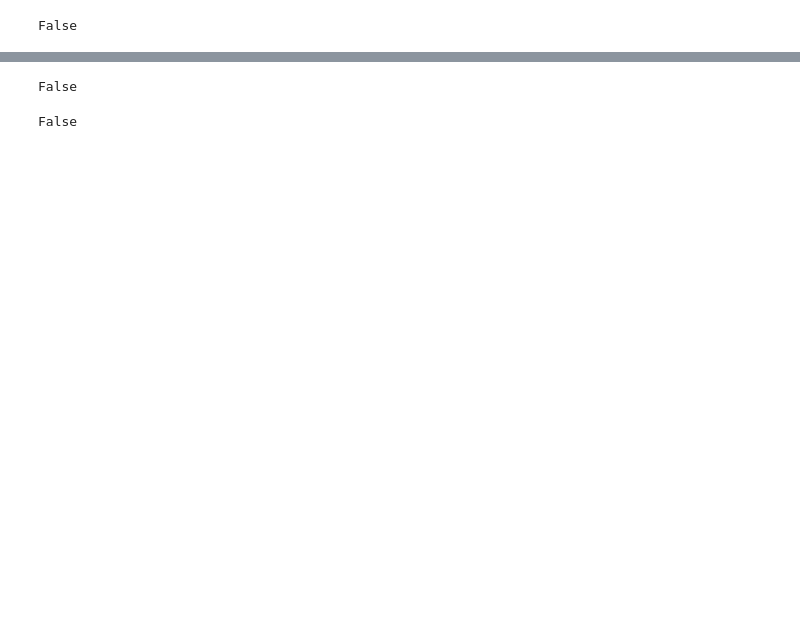
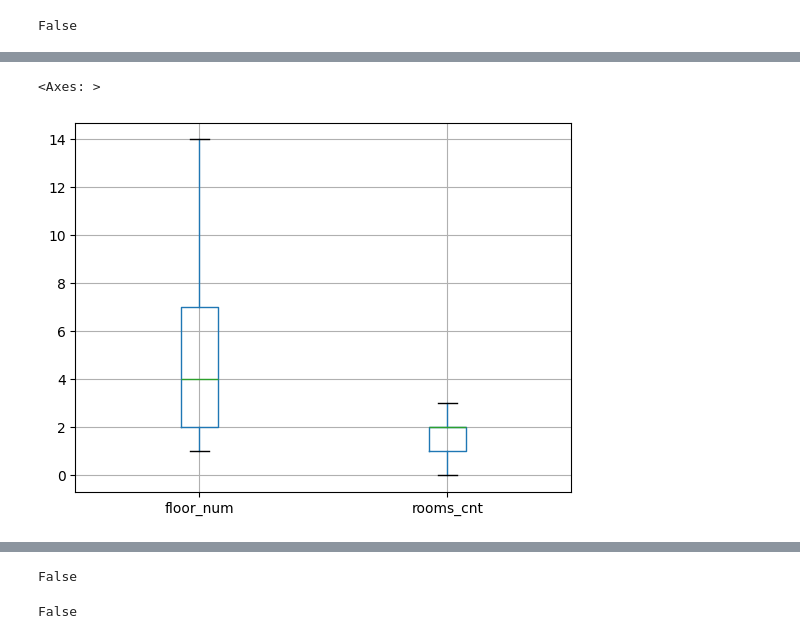
Before and after one commit to svatovay/apartment_appraiser, a Jupyter notebook: note.ipynb, the cells around one changed output, grey strips where cells are left out. Saved outputs shown, nothing was run; the diff lists cells and outputs as text; code cells hidden in the pictures; blank space fills up the shorter version.

```diff
--- a/note.ipynb
+++ b/note.ipynb
@@ -68,3 +19,0 @@ dataset.boxplot(column=['price', 'sold_price'])
-# %%
-dataset['area_total'] = dataset['area_total'].fillna(dataset['area_total'].mean())
-dataset['area_total'].isnull().any()
@@ -72,0 +20,38 @@ False
+# %%
+# Границы для цен продаж
+Q3_sold_price = dataset['sold_price'].quantile(0.75)
+Q1_sold_price = dataset['sold_price'].quantile(0.25)
+IQR_sold_price = Q3_sold_price - Q1_sold_price
+
+# Границы для цен
+Q3_price = dataset['price'].quantile(0.75)
+Q1_price = dataset['price'].quantile(0.25)
+IQR_price = Q3_price - Q1_price
+
+# Границы для этажа
+Q3_floor_num = dataset['floor_num'].quantile(0.75)
+Q1_floor_num = dataset['floor_num'].quantile(0.25)
+IQR_floor_num = Q3_floor_num - Q1_floor_num
+
+# Границы для кол-ва комнат
+Q3_rooms_cnt = dataset['rooms_cnt'].quantile(0.75)
+Q1_rooms_cnt = dataset['rooms_cnt'].quantile(0.25)
+IQR_rooms_cnt = Q3_rooms_cnt - Q1_rooms_cnt
+
+# Границы для года постройки
+Q3_building_year = dataset['building_year'].quantile(0.75)
+Q1_building_year = dataset['building_year'].quantile(0.25)
+IQR_building_year = Q3_building_year - Q1_building_year
+
+# Границы для общей площади
+Q3_area_total = dataset['area_total'].quantile(0.75)
+Q1_area_total = dataset['area_total'].quantile(0.25)
+IQR_area_total = Q3_area_total - Q1_area_total
+# %%
+# Очистка выбросов
+dataset = dataset[(dataset['sold_price'] > (Q1_sold_price-1.5*IQR_sold_price)) & (dataset['sold_price'] < (Q3_sold_price+1.5*IQR_sold_price))]
+dataset = dataset[(dataset['price'] > (Q1_price-1.5*IQR_price)) & (dataset['price'] < (Q3_price+1.5*IQR_price))]
+dataset = dataset[(dataset['floor_num'] > (Q1_floor_num-1.5*IQR_floor_num)) & (dataset['floor_num'] < (Q3_floor_num+1.5*IQR_floor_num))]
+dataset = dataset[(dataset['rooms_cnt'] > (Q1_rooms_cnt-1.5*IQR_rooms_cnt)) & (dataset['rooms_cnt'] < (Q3_rooms_cnt+1.5*IQR_rooms_cnt))]
+dataset = dataset[(dataset['building_year'] > (Q1_building_year-1.5*IQR_building_year)) & (dataset['building_year'] < (Q3_building_year+1.5*IQR_building_year))]
+dataset = dataset[(dataset['area_total'] > (Q1_area_total-1.5*IQR_area_total)) & (dataset['area_total'] < (Q3_area_total+1.5*IQR_area_total))]
@@ -72,0 +63,5 @@ False
+# %%
+dataset.boxplot(column=['floor_num', 'rooms_cnt'])
+# %% [output]
+<Axes: >
+[figure, added]
```
Also changed, not shown: parts of 29 cells of this notebook, 1 other file.
